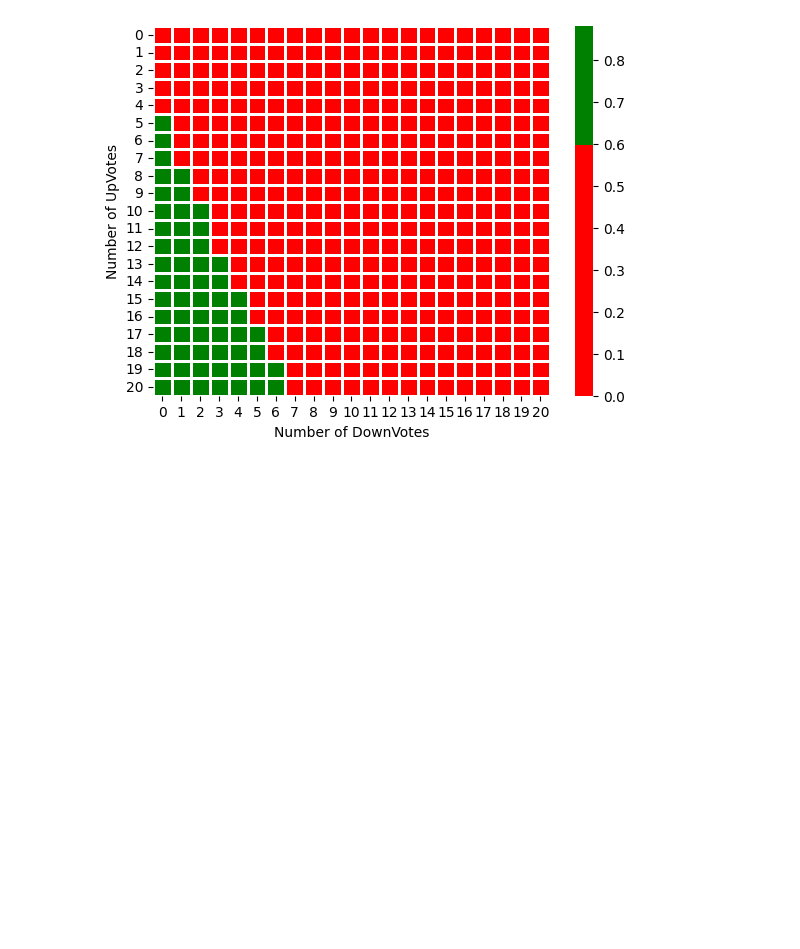
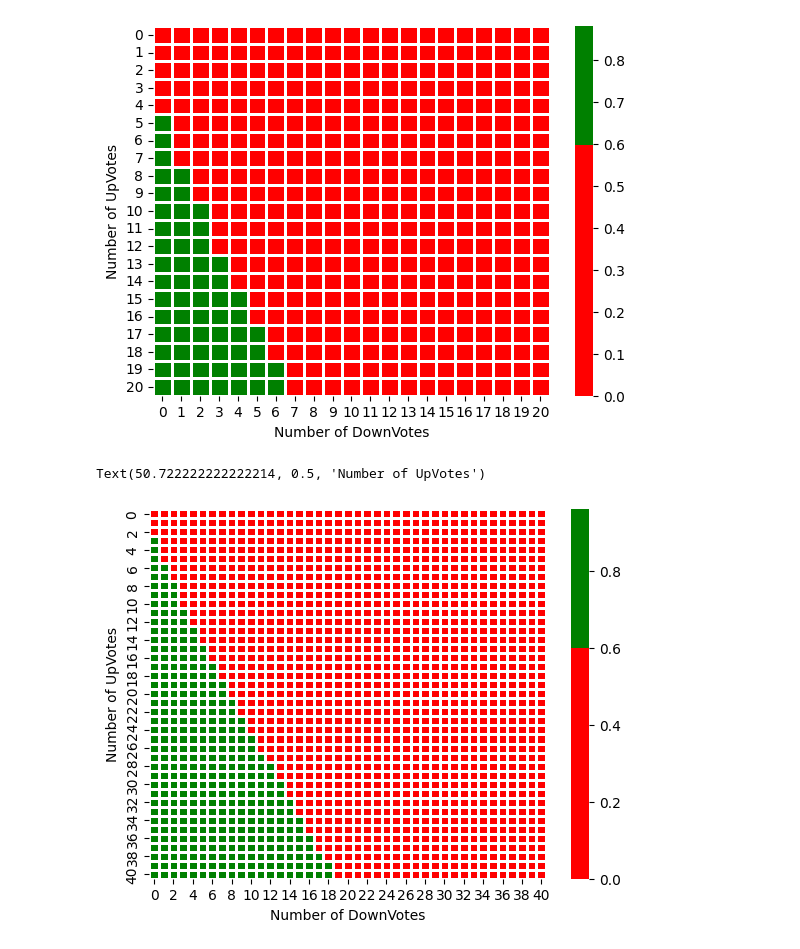
Before and after one commit to aureliobarrios/machine-learning, a Jupyter notebook: notebooks/reddit-algorithm.ipynb, the cells around one changed output. Cells and saved outputs as stored; diff of their text form; code cells hidden in the pictures; blank space fills up the shorter version.

Commit message:
larger matrix

```diff
--- a/notebooks/reddit-algorithm.ipynb
+++ b/notebooks/reddit-algorithm.ipynb
@@ -310,11 +310,11 @@ plt.show()
 [figure]
 # %%
 #create confidence score
-curr_confidence = 0.90
+curr_confidence = 0.80
 #set the current threshold
 curr_threshold = 0.60
 #set the max number of votes
-max_votes = 20
+max_votes = 40
 # %%
 #build list of possible vote scenarios
 vote_scenarios = list(range(0, max_votes + 1))
@@ -329,3 +329,17 @@ plt.ylabel("Number of UpVotes")
 # %% [output]
 Text(50.722222222222214, 0.5, 'Number of UpVotes')
 [figure]
+# %%
+#build list of possible vote scenarios
+vote_scenarios = list(range(0, max_votes + 1))
+#create a matrix for confidence score of different combinations
+matrix = [[confidence(upvotes, downvotes, confidence_score=curr_confidence)
+           for downvotes in vote_scenarios] for upvotes in vote_scenarios]
+#create the heatmapt
+sns.heatmap(matrix, cmap=["red", "green"], center=curr_threshold, linewidths=1)
+# Add x and y labels
+plt.xlabel("Number of DownVotes")
+plt.ylabel("Number of UpVotes")
+# %% [output]
+Text(50.722222222222214, 0.5, 'Number of UpVotes')
+[figure, added]
```
